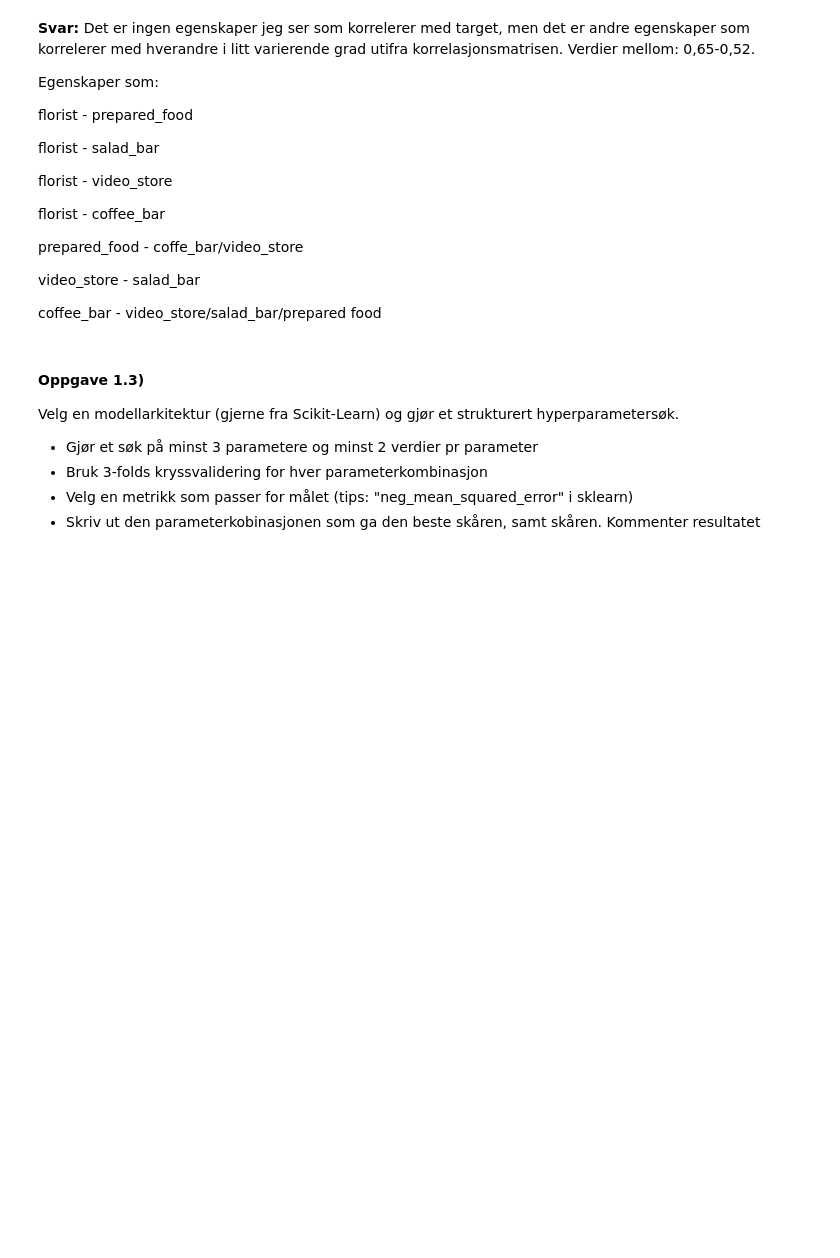
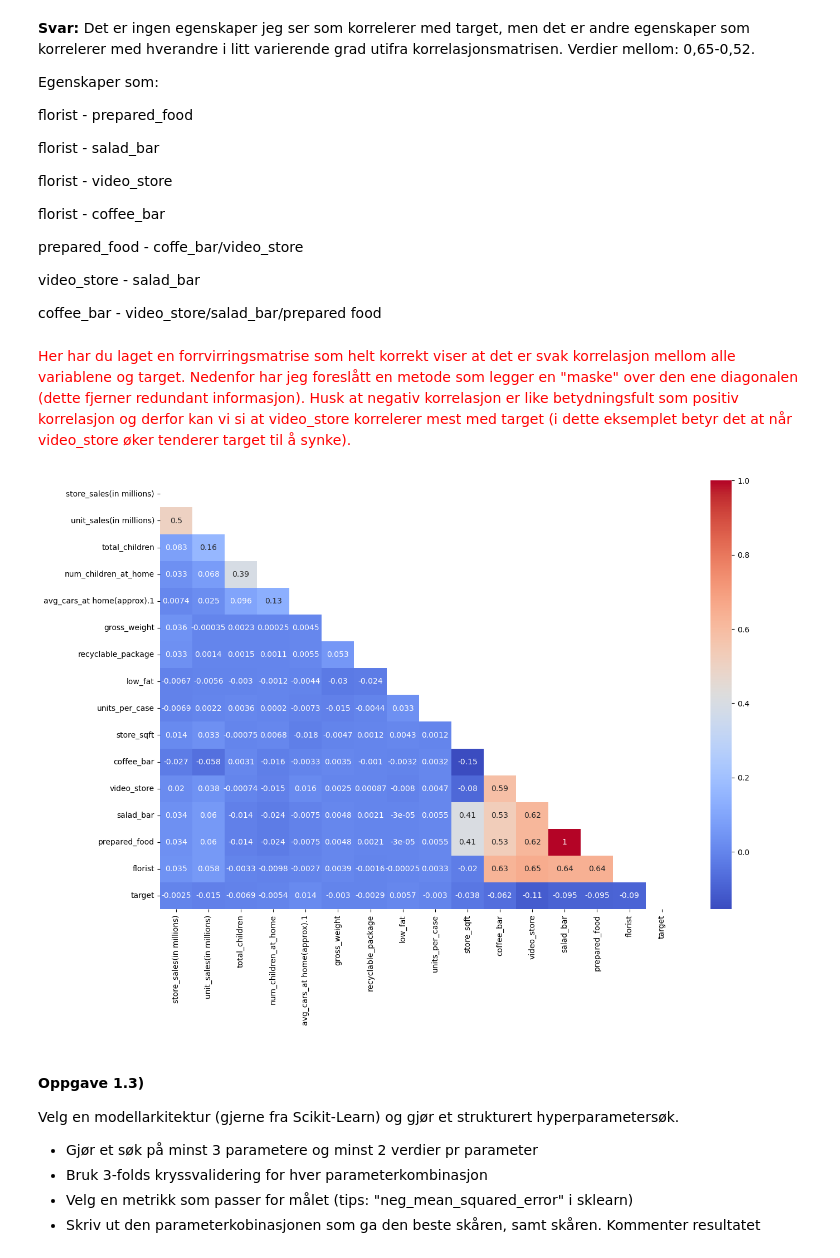
Before and after one commit to Bsingstad/DMBA-ML, a Jupyter notebook: Oblig 2/Oppgave 1.ipynb, the cells around one changed output. Cells and saved outputs as stored; diff of their text form; code cells hidden in the pictures; blank space fills up the shorter version.

```diff
--- a/Oblig 2/Oppgave 1.ipynb
+++ b/Oblig 2/Oppgave 1.ipynb
@@ -169,6 +171,22 @@ prepared_food - coffe_bar/video_store
 video_store - salad_bar
 
 coffee_bar - video_store/salad_bar/prepared food
+# %% [markdown]
+<span style='color:red '> Her har du laget en forrvirringsmatrise som helt korrekt viser at det er svak korrelasjon mellom alle variablene og target. Nedenfor har jeg foreslått en metode som legger en "maske" over den ene diagonalen (dette fjerner redundant informasjon). Husk at negativ korrelasjon er like betydningsfult som positiv korrelasjon og derfor kan vi si at video_store korrelerer mest med target (i dette eksemplet betyr det at når video_store øker tenderer target til å synke). </span>
+# %%
+def plot_correlation_matrix_suggested(X,y):
+    X_copy = X.copy()
+    X_copy["target"] = y
+    plt.figure(figsize=(15,10))
+    matrix = X_copy.corr()
+    mask = np.zeros_like(matrix)
+    mask[np.triu_indices_from(mask)] = True
+    sns.heatmap(X_copy.corr(), annot=True, mask=mask, cmap='coolwarm') #TODO: mask halve matrisen
+    plt.show()
+# %%
+plot_correlation_matrix_suggested(X,y)
+# %% [output]
+[figure, added]
 # %% [markdown]
 #### Oppgave 1.3)
 Velg en modellarkitektur (gjerne fra Scikit-Learn) og gjør et strukturert hyperparametersøk.
```
Also changed, not shown: parts of 10 cells of this notebook, 1 other file.
